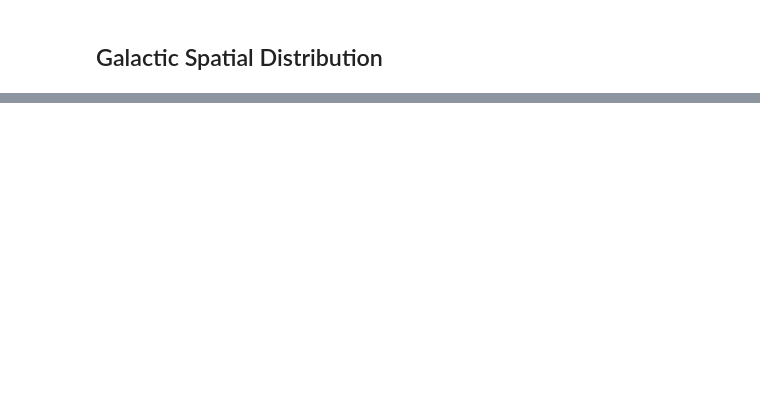
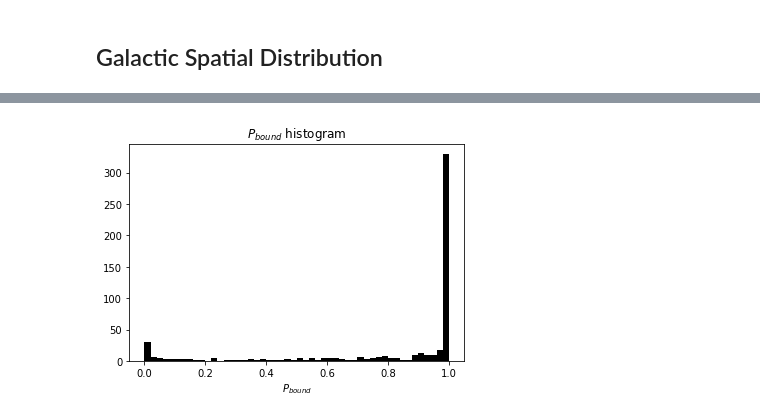
Before and after one commit to bzh-bzh/astro160-report, a Jupyter notebook: Open Fast Stars Catalog.ipynb, the cells around one changed output, grey strips where cells are left out. Saved outputs shown, nothing was run; the diff lists cells and outputs as text; code cells hidden in the pictures; blank space fills up the shorter version.

```diff
--- a/Open Fast Stars Catalog.ipynb
+++ b/Open Fast Stars Catalog.ipynb
@@ -135,0 +139,8 @@ plt.savefig('gal_xz_zoomed.pdf')
+# %%
+plt.hist(open_fast_stars.Pbound, bins=50, color='black');
+plt.xlabel("$P_{bound}$")
+plt.title("$P_{bound}$ histogram")
+
+plt.savefig('all-pbound-hist.pdf')
+# %% [output]
+[figure, added]
```
Also changed, not shown: parts of 9 cells of this notebook.
